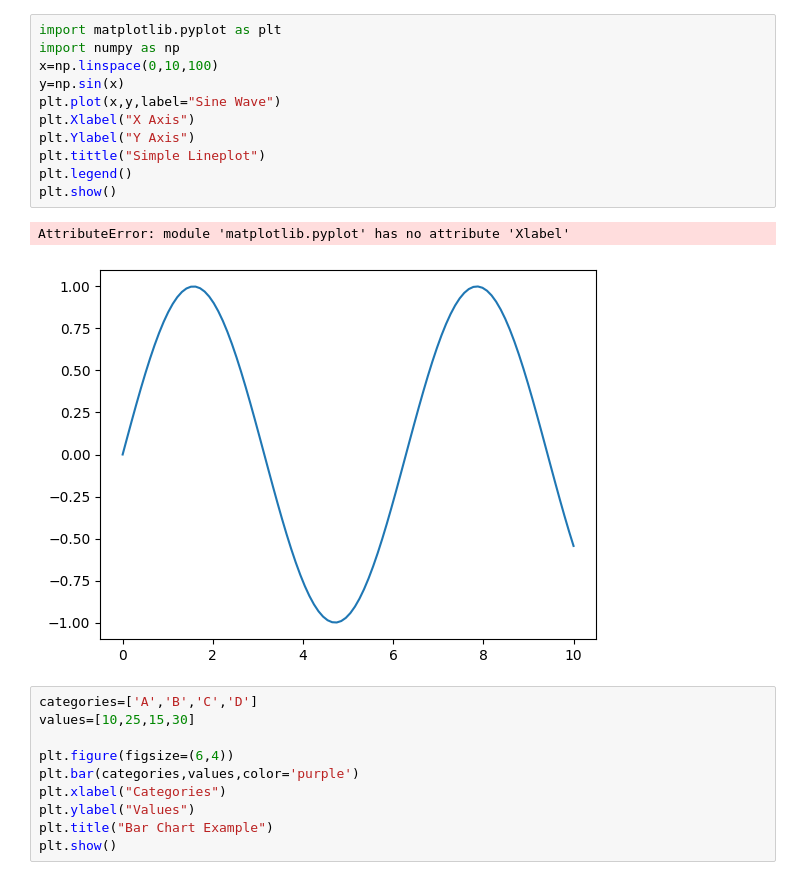
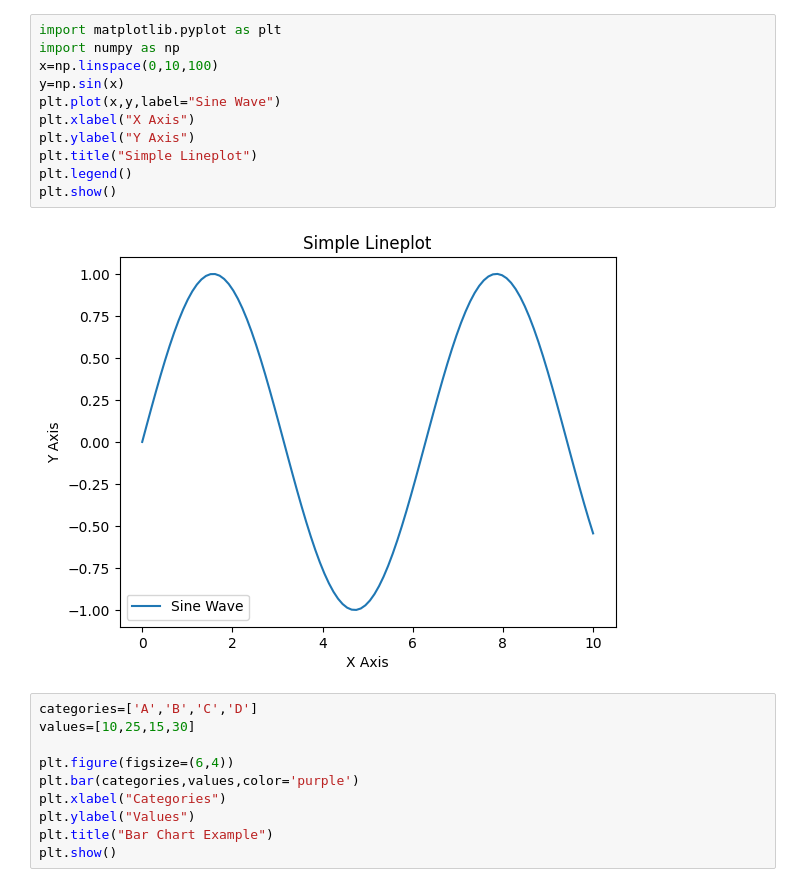
Before and after one commit to sribaskara/datascience-dv-, a Jupyter notebook: Srinidhi_vs.ipynb, the cells around one changed output. Cells and saved outputs as stored; diff of their text form.

```diff
--- a/Srinidhi_vs.ipynb
+++ b/Srinidhi_vs.ipynb
@@ -3,17 +3,16 @@
 # %%
 import matplotlib.pyplot as plt
 import numpy as np
 x=np.linspace(0,10,100)
 y=np.sin(x)
 plt.plot(x,y,label="Sine Wave")
-plt.Xlabel("X Axis")
-plt.Ylabel("Y Axis")
-plt.tittle("Simple Lineplot")
+plt.xlabel("X Axis")
+plt.ylabel("Y Axis")
+plt.title("Simple Lineplot")
 plt.legend()
 plt.show()
 # %% [output]
-AttributeError: module 'matplotlib.pyplot' has no attribute 'Xlabel'
-[figure, old version]
+[figure, new version]
 # %%
 categories=['A','B','C','D']
 values=[10,25,15,30]
```
Also changed, not shown: parts of 1 cell of this notebook.
